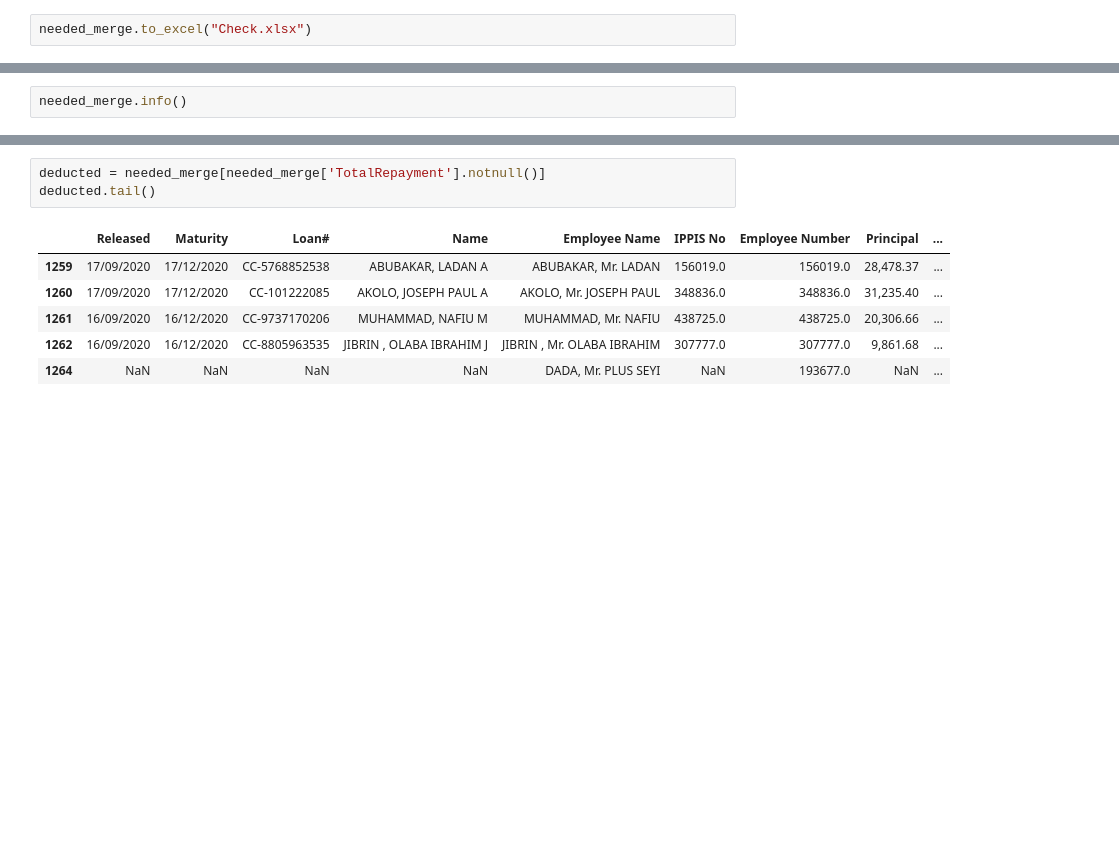
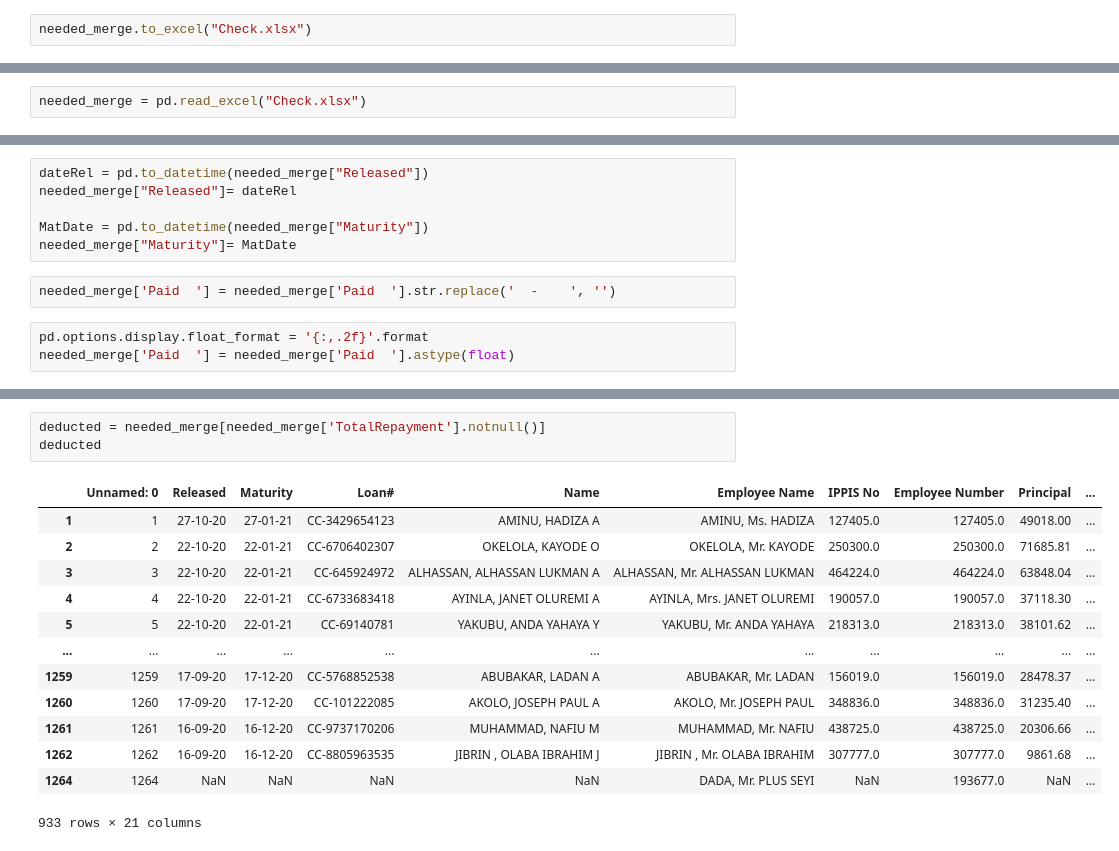
Before and after one commit to dtekluva/cohort3b8wd, a Jupyter notebook: davinchi/IPPIS/ippis_report_cleaning.ipynb, the cells around one changed output, grey strips where cells are left out. Drawn from its saved outputs; the diff is of its cells as text; blank space fills up the shorter version.

```diff
--- a/davinchi/IPPIS/ippis_report_cleaning.ipynb
+++ b/davinchi/IPPIS/ippis_report_cleaning.ipynb
@@ -139,2 +150,2 @@ needed_merge.to_excel("Check.xlsx")
 # %%
-needed_merge.info()
+needed_merge = pd.read_excel("Check.xlsx")
@@ -160,0 +154,11 @@ needed_merge["Credit Difference"] = (needed_merge["Due"]).astype(float) - needed
+# %%
+dateRel = pd.to_datetime(needed_merge["Released"])
+needed_merge["Released"]= dateRel
+
+MatDate = pd.to_datetime(needed_merge["Maturity"])
+needed_merge["Maturity"]= MatDate
+# %%
+needed_merge['Paid  '] = needed_merge['Paid  '].str.replace('  -    ', '')
+# %%
+pd.options.display.float_format = '{:,.2f}'.format
+needed_merge['Paid  '] = needed_merge['Paid  '].astype(float)
@@ -171,13 +204,20 @@ not_deducted.head()
 # %%
 deducted = needed_merge[needed_merge['TotalRepayment'].notnull()]
-deducted.tail()
+deducted
 # %% [output]
-|  | Released | Maturity | Loan# | Name | Employee Name | IPPIS No | Employee Number | Principal | ... |
-| 1259 | 17/09/2020 | 17/12/2020 | CC-5768852538 | ABUBAKAR, LADAN A | ABUBAKAR, Mr. LADAN | 156019.0 | 156019.0 | 28,478.37 | ... |
-| 1260 | 17/09/2020 | 17/12/2020 | CC-101222085 | AKOLO, JOSEPH PAUL A | AKOLO, Mr. JOSEPH PAUL | 348836.0 | 348836.0 | 31,235.40 | ... |
-| 1261 | 16/09/2020 | 16/12/2020 | CC-9737170206 | MUHAMMAD, NAFIU M | MUHAMMAD, Mr. NAFIU | 438725.0 | 438725.0 | 20,306.66 | ... |
-| 1262 | 16/09/2020 | 16/12/2020 | CC-8805963535 | JIBRIN , OLABA IBRAHIM J | JIBRIN , Mr. OLABA IBRAHIM | 307777.0 | 307777.0 | 9,861.68 | ... |
-| 1264 | NaN | NaN | NaN | NaN | DADA, Mr. PLUS SEYI | NaN | 193677.0 | NaN | ... |
+|  | Unnamed: 0 | Released | Maturity | Loan# | Name | Employee Name | IPPIS No | Employee Number | Principal | ... |
+| 1 | 1 | 27-10-20 | 27-01-21 | CC-3429654123 | AMINU, HADIZA A | AMINU, Ms. HADIZA | 127405.0 | 127405.0 | 49018.00 | ... |
+| 2 | 2 | 22-10-20 | 22-01-21 | CC-6706402307 | OKELOLA, KAYODE O | OKELOLA, Mr. KAYODE | 250300.0 | 250300.0 | 71685.81 | ... |
+| 3 | 3 | 22-10-20 | 22-01-21 | CC-645924972 | ALHASSAN, ALHASSAN LUKMAN A | ALHASSAN, Mr. ALHASSAN LUKMAN | 464224.0 | 464224.0 | 63848.04 | ... |
+| 4 | 4 | 22-10-20 | 22-01-21 | CC-6733683418 | AYINLA, JANET OLUREMI A | AYINLA, Mrs. JANET OLUREMI | 190057.0 | 190057.0 | 37118.30 | ... |
+| 5 | 5 | 22-10-20 | 22-01-21 | CC-69140781 | YAKUBU, ANDA YAHAYA Y | YAKUBU, Mr. ANDA YAHAYA | 218313.0 | 218313.0 | 38101.62 | ... |
+| ... | ... | ... | ... | ... | ... | ... | ... | ... | ... | ... |
+| 1259 | 1259 | 17-09-20 | 17-12-20 | CC-5768852538 | ABUBAKAR, LADAN A | ABUBAKAR, Mr. LADAN | 156019.0 | 156019.0 | 28478.37 | ... |
+| 1260 | 1260 | 17-09-20 | 17-12-20 | CC-101222085 | AKOLO, JOSEPH PAUL A | AKOLO, Mr. JOSEPH PAUL | 348836.0 | 348836.0 | 31235.40 | ... |
+| 1261 | 1261 | 16-09-20 | 16-12-20 | CC-9737170206 | MUHAMMAD, NAFIU M | MUHAMMAD, Mr. NAFIU | 438725.0 | 438725.0 | 20306.66 | ... |
+| 1262 | 1262 | 16-09-20 | 16-12-20 | CC-8805963535 | JIBRIN , OLABA IBRAHIM J | JIBRIN , Mr. OLABA IBRAHIM | 307777.0 | 307777.0 | 9861.68 | ... |
+| 1264 | 1264 | NaN | NaN | NaN | NaN | DADA, Mr. PLUS SEYI | NaN | 193677.0 | NaN | ... |
+933 rows × 21 columns
 # %%
 past_maturity = deducted[deducted.Status.isin(["Past Maturity", "Fully Paid"])]
 past_maturity
```
Also changed, not shown: parts of 12 cells of this notebook, 16 other files.
